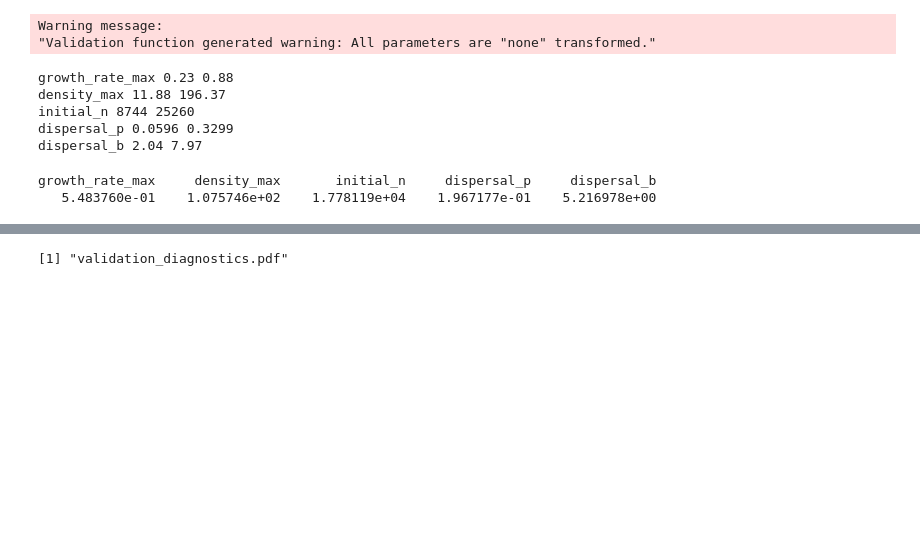
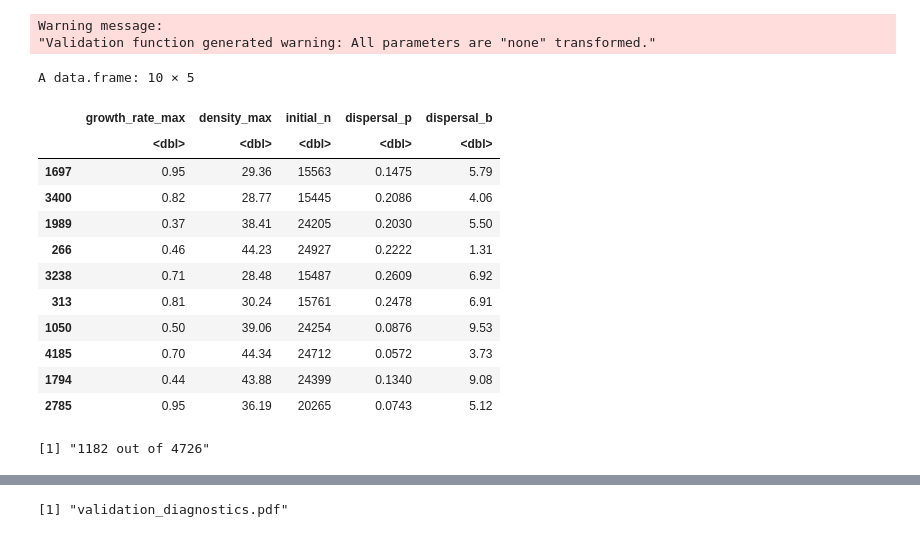
Before and after one commit to je-suis-tm/Devil-Project, a Jupyter notebook: Chapter1/Tasmania/poems tasmania validate.ipynb, the cells around one changed output, grey strips where cells are left out. Saved outputs shown, nothing was run; the diff lists cells and outputs as text; code cells hidden in the pictures; blank space fills up the shorter version.

```diff
--- a/Chapter1/Tasmania/poems tasmania validate.ipynb
+++ b/Chapter1/Tasmania/poems tasmania validate.ipynb
@@ -249,7 +284,7 @@ as(<dsCMatrix>, "dgTMatrix") is deprecated since Matrix 1.5-0; do as(as(., "gene
 # Define neighborhoods based on a 12 km home range from each
 # grid cell for density dependence calculations (using a dispersal generator)
 distance_data <- dispersal_gen$distance_data[[1]]
-nh_data <- distance_data[which(distance_data$distance_class <= 12), 2:1]
+nh_data <- distance_data[which(distance_data$distance_class <= 19), 2:1]
 
 neighborhoods <- as.list(1:length(landarea))
 for (i in 1:nrow(nh_data)) {
@@ -340,8 +379,8 @@ maintains a log of each simulation's success and any errors or warnings encounte
 # Create a simulation manager and run the sampled model simulations
 sim_manager <- SimulationManager$new(sample_data = sample_data,
                                      model_template = model_template,
-                                     generators = list(capacity_gen, dispersal_gen),
-                                     parallel_cores = 2,
+                                     generators = list(capacity_gen, stage_matrix_gen, dispersal_gen),
+                                     parallel_cores = 6,
                                      results_dir = OUTPUT_DIR)
 run_output <- sim_manager$run(results_dir = tempdir())
 run_output$summary
@@ -487,35 +611,9 @@ remove_index=which(!complete.cases(validation_var))
 # %%
-# Create a validator for selecting the 'best' example models
-if (length(remove_index)==0)    {
-    validator <- Validator$new(simulation_parameters = sample_data,
-                           simulation_summary_metrics =
-                             validation_var[-1],
-                           observed_metric_targets = c(p2=as.integer(population_size[2]/2),
-                                                       p3=as.integer(population_size[3]/2),
-                                                       p4=as.integer(population_size[4]/2),
-                                                       p5=as.integer(population_size[5]/2),
-                                                       p6=as.integer(population_size[6]/2),
-                                                       p7=as.integer(population_size[7]/2),
-                                                       p8=as.integer(population_size[8]/2),
-                                                       p9=as.integer(population_size[9]/2),
-                                                       p10=as.integer(population_size[10]/2)),
+
+validator <- Validator$new(simulation_parameters = sample_data,
+                           simulation_summary_metrics =validation_var[-1],
+                           observed_metric_targets = obs_targets,
                            output_dir = OUTPUT_DIR)
-
-} else    {
-    validator <- Validator$new(simulation_parameters = sample_data[-remove_index,],
-                           simulation_summary_metrics =
-                             validation_var[-remove_index,][-1],
-                           observed_metric_targets = c(p2=as.integer(population_size[2]/2),
-                                                       p3=as.integer(population_size[3]/2),
-                                                       p4=as.integer(population_size[4]/2),
-                                                       p5=as.integer(population_size[5]/2),
-                                                       p6=as.integer(population_size[6]/2),
-                                                       p7=as.integer(population_size[7]/2),
-                                                       p8=as.integer(population_size[8]/2),
-                                                       p9=as.integer(population_size[9]/2),
-                                                       p10=as.integer(population_size[10]/2)),
-                           output_dir = OUTPUT_DIR)
-}
 # %%
 validator$run(tolerance = 0.25, output_diagnostics = TRUE)
 # %% [output]
@@ -532,16 +628,18 @@ selected_data=sample_data[weights$index,]
-# %%
-for (i in colnames(selected_data)) {
-  cat(i,min(selected_data[[i]]), max(selected_data[[i]]), "\n")
-}
-# %% [output]
-growth_rate_max 0.23 0.88
-density_max 11.88 196.37
-initial_n 8744 25260
-dispersal_p 0.0596 0.3299
-dispersal_b 2.04 7.97
-# %%
-#get result
-colSums(sample_data[weights$index,]*replicate(length(sample_data), weights$weight))
-# %% [output]
-growth_rate_max     density_max       initial_n     dispersal_p     dispersal_b
-   5.483760e-01    1.075746e+02    1.778119e+04    1.967177e-01    5.216978e+00
+# %%
+top_10=weights[order(weights$weight, decreasing = TRUE), ][1:10, ]
+# %%
+sample_data[top_10$index,]
+# %% [output]
+A data.frame: 10 × 5
+|  | growth_rate_max | density_max | initial_n | dispersal_p | dispersal_b |
+|  | <dbl> | <dbl> | <dbl> | <dbl> | <dbl> |
+| 1697 | 0.95 | 29.36 | 15563 | 0.1475 | 5.79 |
+| 3400 | 0.82 | 28.77 | 15445 | 0.2086 | 4.06 |
+| 1989 | 0.37 | 38.41 | 24205 | 0.2030 | 5.50 |
+| 266 | 0.46 | 44.23 | 24927 | 0.2222 | 1.31 |
+| 3238 | 0.71 | 28.48 | 15487 | 0.2609 | 6.92 |
+| 313 | 0.81 | 30.24 | 15761 | 0.2478 | 6.91 |
+| 1050 | 0.50 | 39.06 | 24254 | 0.0876 | 9.53 |
+| 4185 | 0.70 | 44.34 | 24712 | 0.0572 | 3.73 |
+| 1794 | 0.44 | 43.88 | 24399 | 0.1340 | 9.08 |
+| 2785 | 0.95 | 36.19 | 20265 | 0.0743 | 5.12 |
@@ -547,0 +674,4 @@ growth_rate_max     density_max       initial_n     dispersal_p     dispersal_b
+# %%
+paste(length(rownames(selected_data)),"out of",num_of_sims)
+# %% [output]
+[1] "1182 out of 4726"
```
Also changed, not shown: parts of 49 cells of this notebook.
